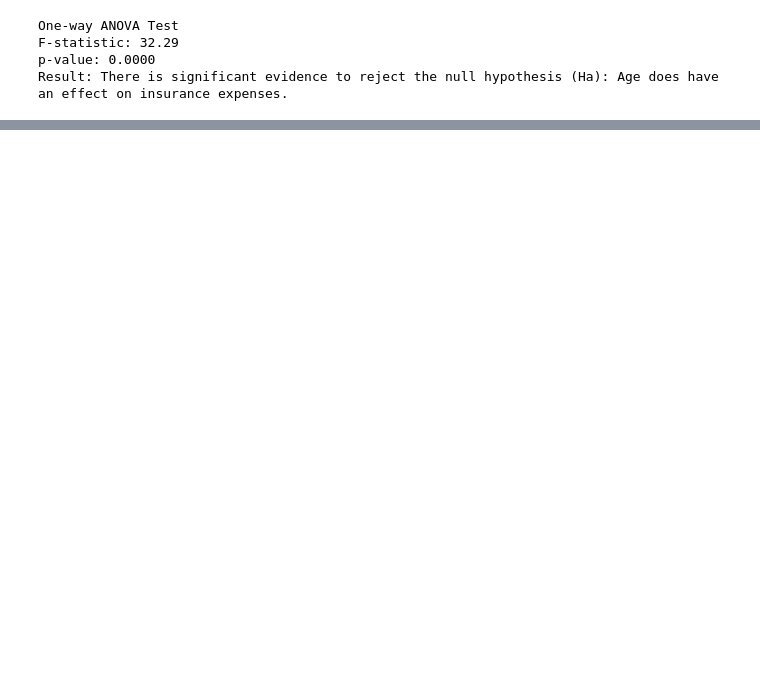
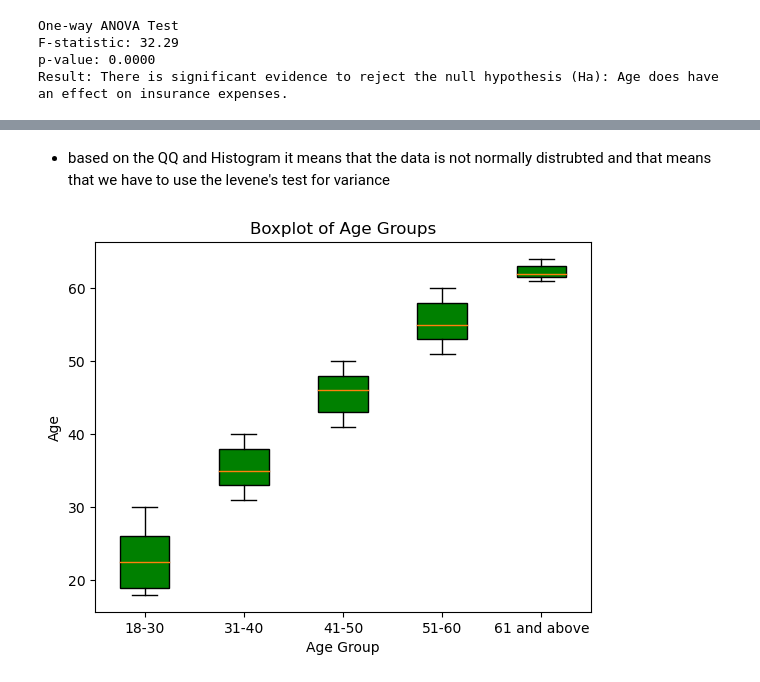
Before and after one commit to MAvdejev/Business-Statistics, a Jupyter notebook: Age.ipynb, the cells around one changed output, grey strips where cells are left out. Saved outputs shown, nothing was run; the diff lists cells and outputs as text; code cells hidden in the pictures; blank space fills up the shorter version.

```diff
--- a/Age.ipynb
+++ b/Age.ipynb
@@ -114,0 +200,33 @@ Result: There is significant evidence to reject the null hypothesis (Ha): Age do
+# %% [markdown]
+- based on the QQ and Histogram it means that the data is not normally distrubted and that means that we have to use the levene's test for variance
+# %%
+import matplotlib.pyplot as plt
+import pandas as pd
+
+# Assume 'insurance' is your DataFrame with 'age' and 'expenses' columns
+age_groups = {
+    '18-30': (18, 30),
+    '31-40': (31, 40),
+    '41-50': (41, 50),
+    '51-60': (51, 60),
+    '61 and above': (61, float('inf'))
+}
+
+grouped_data = []
+
+for group, age_range in age_groups.items():
+    group_data = insurance[(insurance['age'] >= age_range[0]) & (insurance['age'] <= age_range[1])]['age']
+    grouped_data.append(group_data)
+
+# Create a boxplot for 'age' with a single color for all boxes
+plt.boxplot(grouped_data, labels=age_groups.keys(), patch_artist=True, boxprops=dict(facecolor='green'))
+
+# Add labels and title
+plt.title('Boxplot of Age Groups')
+plt.xlabel('Age Group')
+plt.ylabel('Age')
+
+# Show the plot
+plt.show()
+# %% [output]
+[figure, added]
```
Also changed, not shown: parts of 15 cells of this notebook.
